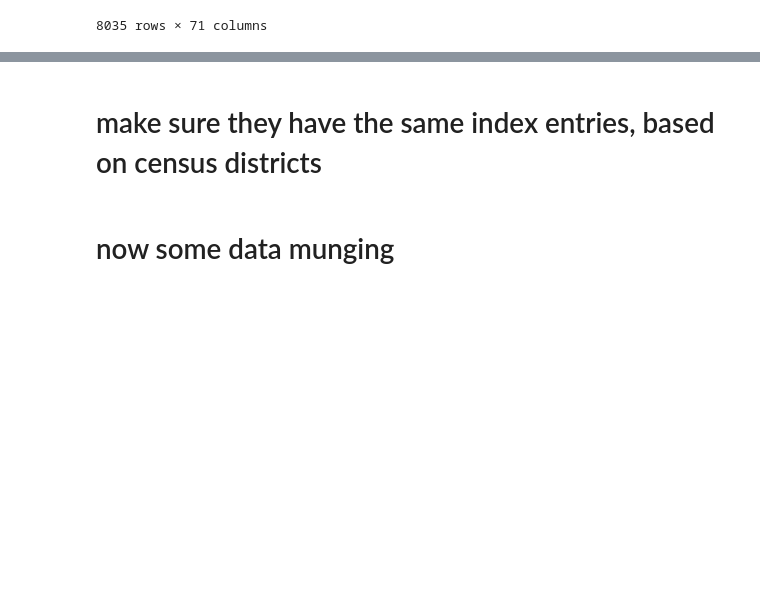
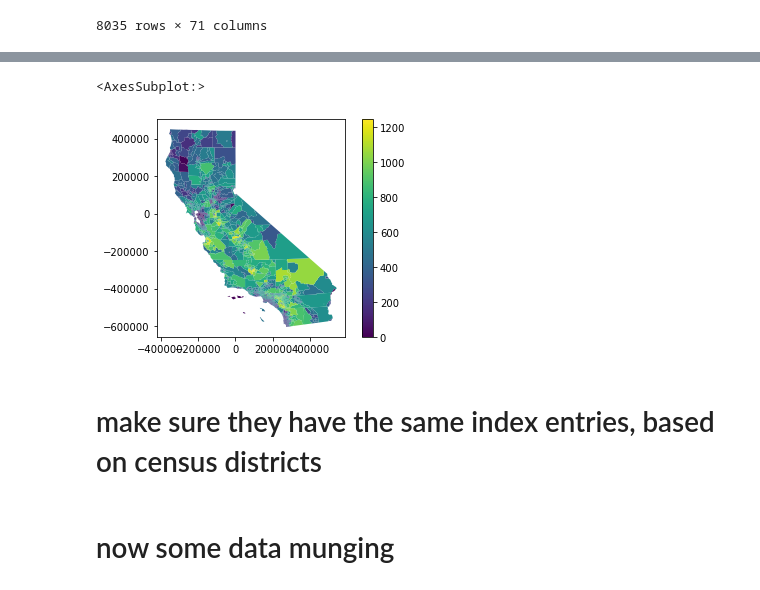
Before and after one commit to mnfienen/doi_econ_2021, a Jupyter notebook: EnvJustice.ipynb, the cells around one changed output, grey strips where cells are left out. Cells and saved outputs as stored; diff of their text form; code cells hidden in the pictures; blank space fills up the shorter version.

```diff
--- a/EnvJustice.ipynb
+++ b/EnvJustice.ipynb
@@ -43,3 +73,8 @@ gdf
+# %%
+gdf.plot(column='drink', legend=True, rasterized=True)
+# %% [output]
+<AxesSubplot:>
+[figure, added]
 # %% [markdown]
 # make sure they have the same index entries, based on census districts
 # %%
```
Also changed, not shown: parts of 14 cells of this notebook, 4 other files.
